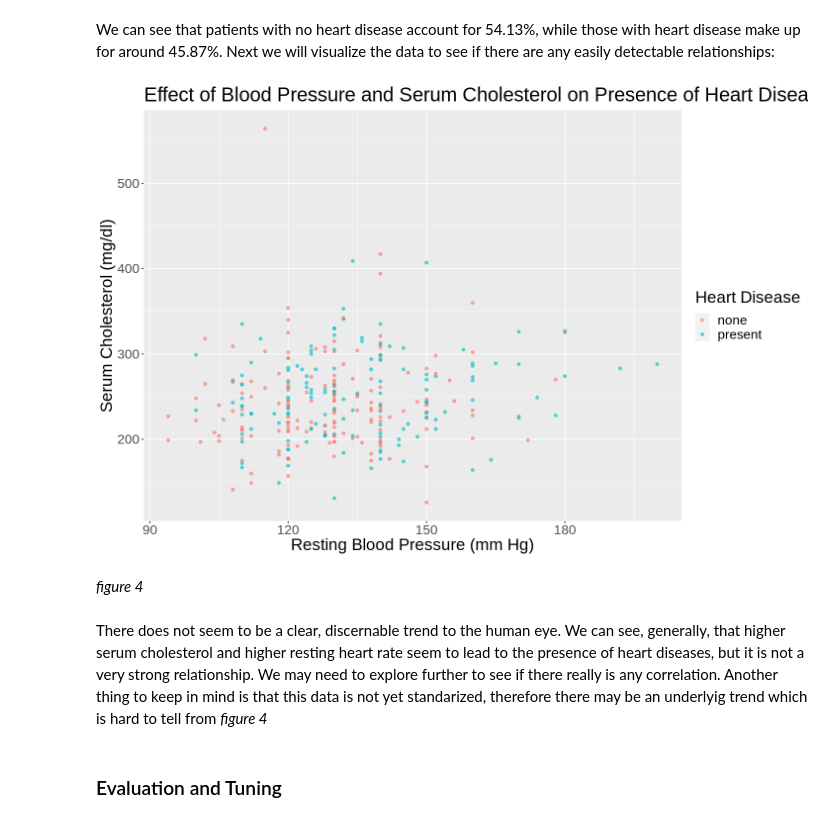
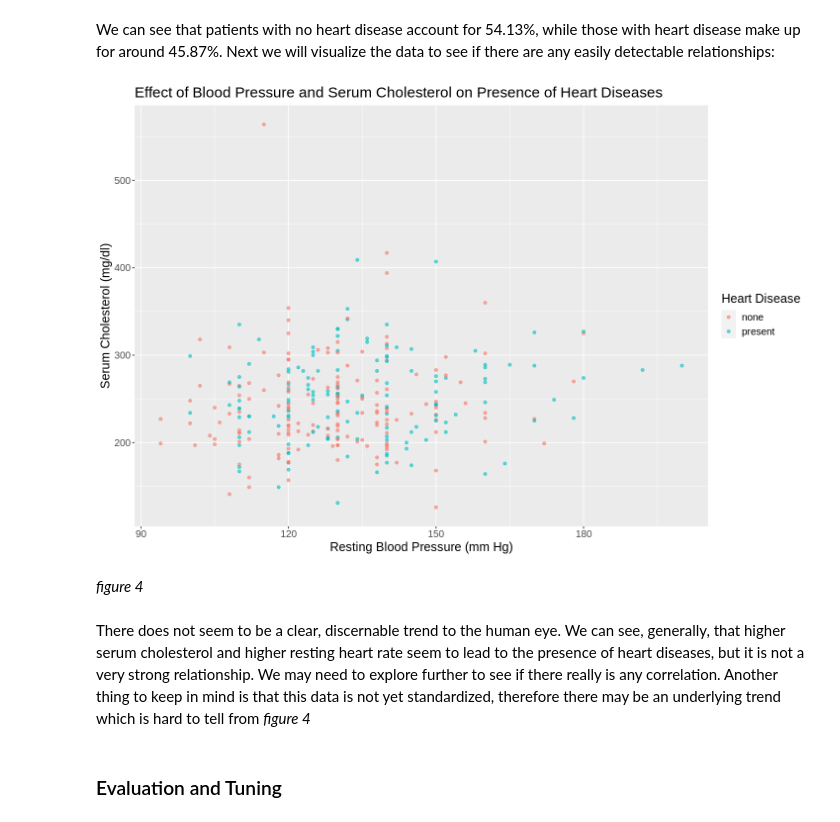
Before and after one commit to oskarjychen/Prediction-of-Heart-Diseases-Project, a Jupyter notebook: report.ipynb, the cells around one changed output. Saved outputs shown, nothing was run; the diff lists cells and outputs as text; code cells hidden in the pictures.

```diff
--- a/report.ipynb
+++ b/report.ipynb
@@ -154,19 +162,19 @@ We can see that patients with no heart disease account for 54.13%, while those w
 # %%
 bps_chol <- clean_heart_data |>
     ggplot(aes(x = trestbps, y = chol, color = heart_disease)) +
     geom_point(alpha = 0.6) +
     labs(x = "Resting Blood Pressure (mm Hg)",
          y = "Serum Cholesterol (mg/dl)",
          color = "Heart Disease",
          title = "Effect of Blood Pressure and Serum Cholesterol on Presence of Heart Diseases") +
-    theme(text = element_text(size = 20))
+    theme(text = element_text(size = 15))
 bps_chol
 # %% [output]
-[figure, old version]
+[figure, new version]
 # %% [markdown]
 *figure 4*
 # %% [markdown]
-There does not seem to be a clear, discernable trend to the human eye. We can see, generally, that higher serum cholesterol and higher resting heart rate seem to lead to the presence of heart diseases, but it is not a very strong relationship. We may need to explore further to see if there really is any correlation. Another thing to keep in mind is that this data is not yet standarized, therefore there may be an underlyig trend which is hard to tell from *figure 4*
+There does not seem to be a clear, discernable trend to the human eye. We can see, generally, that higher serum cholesterol and higher resting heart rate seem to lead to the presence of heart diseases, but it is not a very strong relationship. We may need to explore further to see if there really is any correlation. Another thing to keep in mind is that this data is not yet standardized, therefore there may be an underlying trend which is hard to tell from *figure 4*
 # %% [markdown]
 ### Evaluation and Tuning
 # %% [markdown]
```
Also changed, not shown: parts of 7 cells of this notebook.
